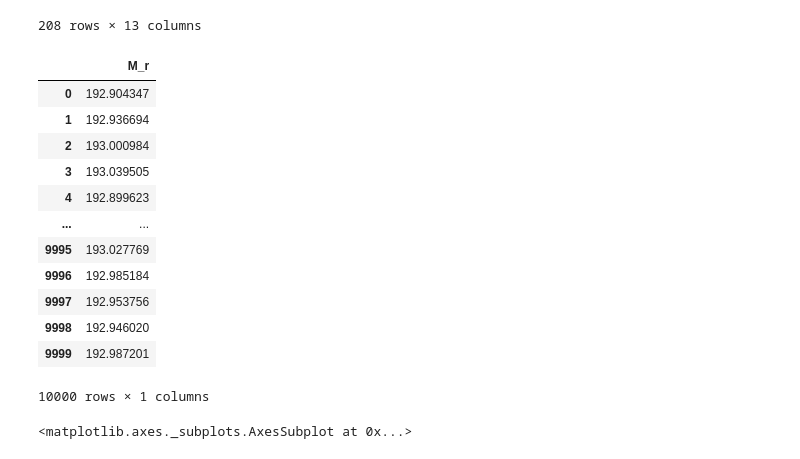
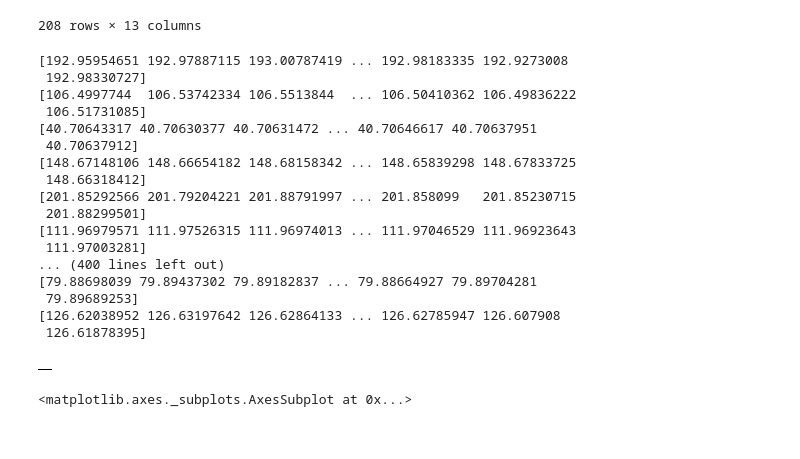
Before and after one commit to Nongbon/INTERNSHIP_NARIT, a Jupyter notebook: M_phot.ipynb, the cells around one changed output. Cells and saved outputs as stored; diff of their text form; code cells hidden in the pictures.

```diff
--- a/M_phot.ipynb
+++ b/M_phot.ipynb
@@ -57,23 +57,38 @@ data_phot
 208 rows × 13 columns
 # %%
 #GENERATE
-data_sample = np.random.normal(data_phot.d_est[0] ,data_phot.sd[0], 10**4)
-sample = pd.DataFrame(data_sample,columns=['M_r'])
-sample
+def GENERATE() :
+  for i in range(208) :
+    data_sample = np.random.normal(data_phot.d_est[i] ,data_phot.sd[i], 10**4)
+    print(data_sample)
+#data_sample = np.random.normal(data_phot.d_est[i] ,data_phot.sd[i], 10**4)
+sample = GENERATE()
+#sample = np.array(sample)
+sample_frame = pd.DataFrame(sample)
+#sample
+#data_sample
 # %% [output]
-|  | M_r |
-| 0 | 192.904347 |
-| 1 | 192.936694 |
-| 2 | 193.000984 |
-| 3 | 193.039505 |
-| 4 | 192.899623 |
-| ... | ... |
-| 9995 | 193.027769 |
-| 9996 | 192.985184 |
-| 9997 | 192.953756 |
-| 9998 | 192.946020 |
-| 9999 | 192.987201 |
-10000 rows × 1 columns
+[192.95954651 192.97887115 193.00787419 ... 192.98183335 192.9273008
+ 192.98330727]
+[106.4997744  106.53742334 106.5513844  ... 106.50410362 106.49836222
+ 106.51731085]
+[40.70643317 40.70630377 40.70631472 ... 40.70646617 40.70637951
+ 40.70637912]
+[148.67148106 148.66654182 148.68158342 ... 148.65839298 148.67833725
+ 148.66318412]
+[201.85292566 201.79204221 201.88791997 ... 201.858099   201.85230715
+ 201.88299501]
+[111.96979571 111.97526315 111.96974013 ... 111.97046529 111.96923643
+ 111.97003281]
+... (400 lines left out)
+[79.88698039 79.89437302 79.89182837 ... 79.88664927 79.89704281
+ 79.89689253]
+[126.62038952 126.63197642 126.62864133 ... 126.62785947 126.607908
+ 126.61878395]
+# %%
+sample_frame
+# %% [output]
+|  |
 # %%
 sns.distplot(data_sample , hist=False)
 # %% [output]
```
